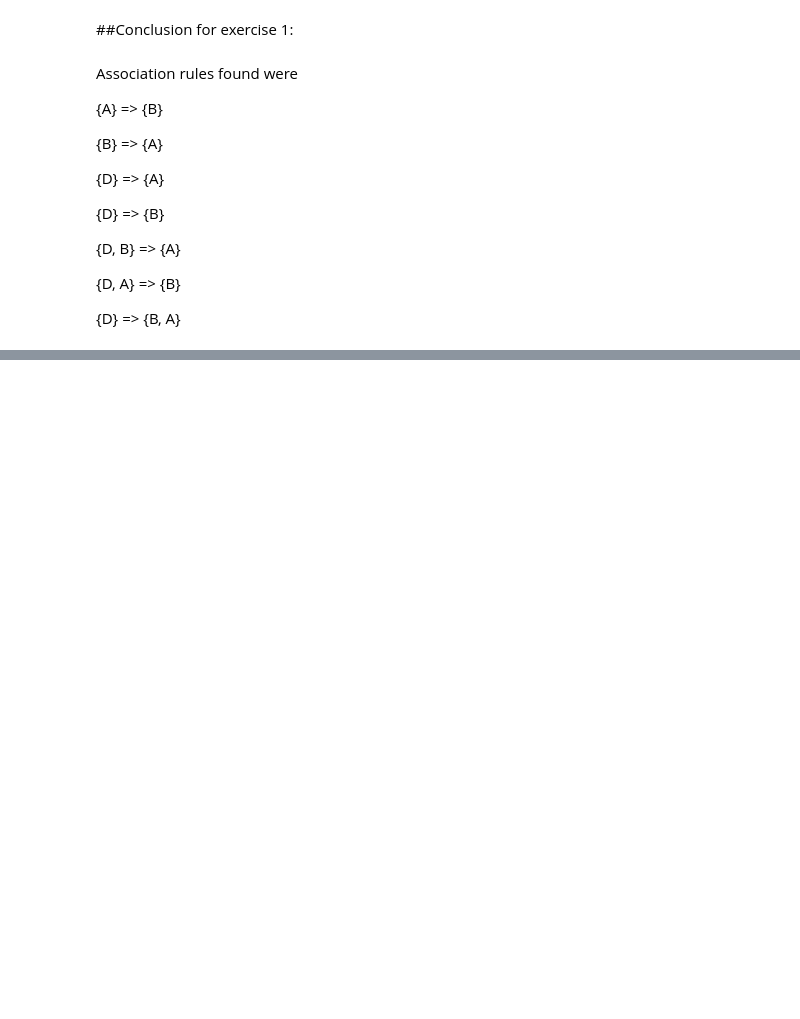
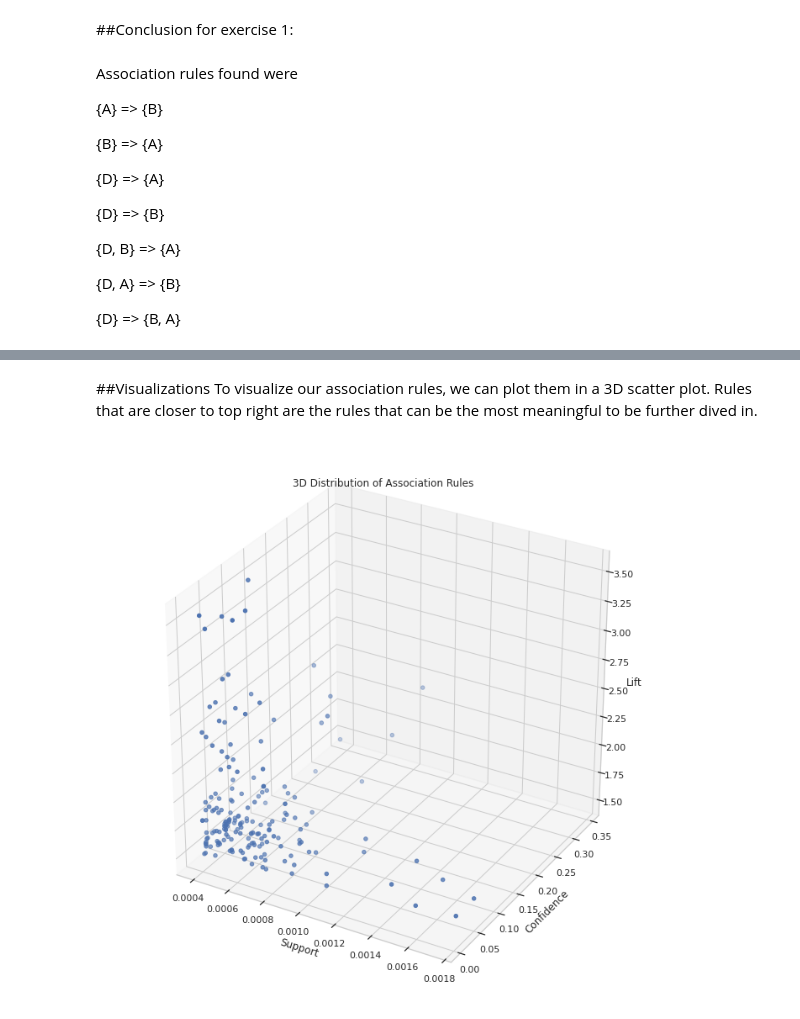
Before and after one commit to jeenalmehta/DataAnalytics, a Jupyter notebook: Experiment7_Apriori/apriori.ipynb, the cells around one changed output, grey strips where cells are left out. Drawn from its saved outputs; the diff is of its cells as text; code cells hidden in the pictures; blank space fills up the shorter version.

```diff
--- a/Experiment7_Apriori/apriori.ipynb
+++ b/Experiment7_Apriori/apriori.ipynb
@@ -70,0 +90,14 @@ Association rules found were
+# %%
+import pandas as pd
+import numpy as np
+import matplotlib.pyplot as plt
+import seaborn as sns
+import re
+from mlxtend.frequent_patterns import apriori
+from mlxtend.frequent_patterns import association_rules
+from mlxtend.preprocessing import TransactionEncoder
+from mpl_toolkits.mplot3d import Axes3D
+import networkx as nx
+
+basket = pd.read_csv("groceries.csv")
+display(basket.head())
@@ -70,0 +115,7 @@ Association rules found were
+# %%
+basket.itemDescription = basket.itemDescription.transform(lambda x: [x])
+basket = basket.groupby(['Member_number','Date']).sum()['itemDescription'].reset_index(drop=True)
+
+encoder = TransactionEncoder()
+transactions = pd.DataFrame(encoder.fit(basket).transform(basket), columns=encoder.columns_)
+display(transactions.head())
@@ -70,0 +135,5 @@ Association rules found were
+# %%
+frequent_itemsets = apriori(transactions, min_support= 6/len(basket), use_colnames=True, max_len = 2)
+rules = association_rules(frequent_itemsets, metric="lift",  min_threshold = 1.5)
+display(rules.head())
+print("Rules identified: ", len(rules))
@@ -70,0 +148,23 @@ Association rules found were
+# %% [markdown]
+##Visualizations
+To visualize our association rules, we can plot them in a 3D scatter plot. Rules that are closer to top right are the rules that can be the most meaningful to be further dived in.
+# %%
+sns.set(style = "whitegrid")
+fig = plt.figure(figsize=(12, 12))
+ax = fig.add_subplot(projection = '3d')
+
+
+x = rules['support']
+y = rules['confidence']
+z = rules['lift']
+
+ax.set_xlabel("Support")
+ax.set_ylabel("Confidence")
+ax.set_zlabel("Lift")
+
+ax.scatter(x, y, z)
+ax.set_title("3D Distribution of Association Rules")
+
+plt.show()
+# %% [output]
+[figure, added]
```
Also changed, not shown: parts of 18 cells of this notebook.
